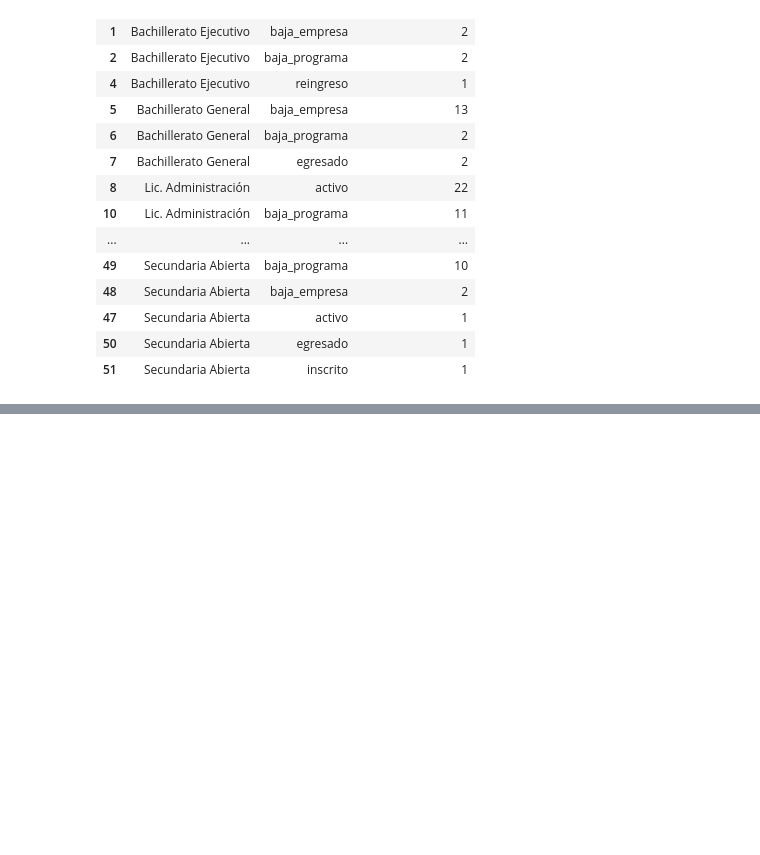
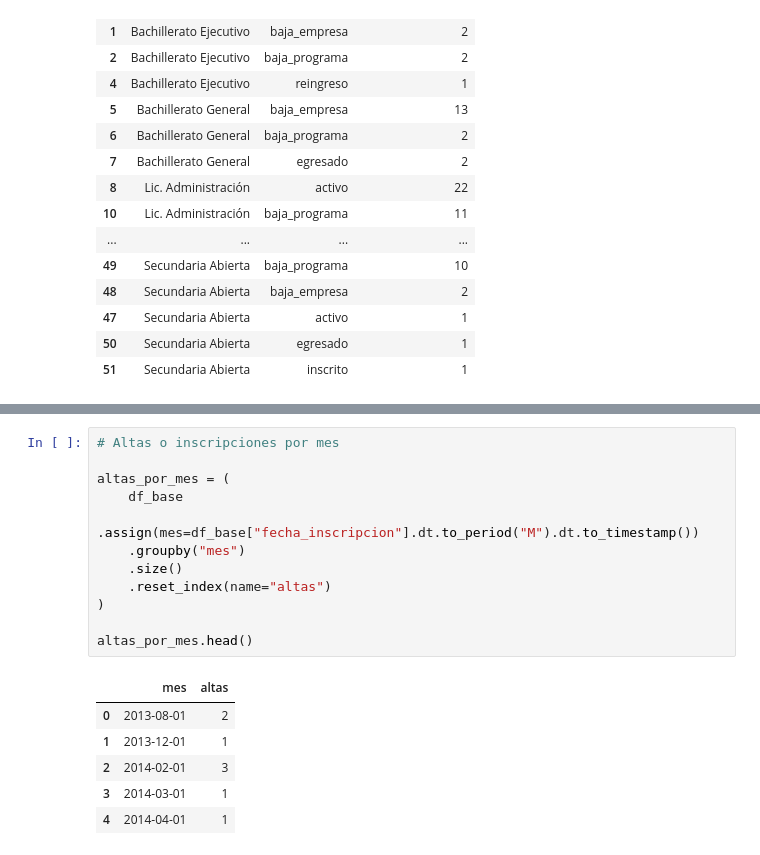
Before and after one commit to FerrariAgustinNicolas/prueba-fullstack-inscripciones, a Jupyter notebook: python/analisis_inscripciones.ipynb, the cells around one changed output, grey strips where cells are left out. Drawn from its saved outputs; the diff is of its cells as text; blank space fills up the shorter version.

```diff
--- a/python/analisis_inscripciones.ipynb
+++ b/python/analisis_inscripciones.ipynb
@@ -275,0 +289,19 @@ dtype: int64
+# %%
+# Altas o inscripciones por mes
+
+altas_por_mes = (
+    df_base
+    .assign(mes=df_base["fecha_inscripcion"].dt.to_period("M").dt.to_timestamp())
+    .groupby("mes")
+    .size()
+    .reset_index(name="altas")
+)
+
+altas_por_mes.head()
+# %% [output]
+|  | mes | altas |
+| 0 | 2013-08-01 | 2 |
+| 1 | 2013-12-01 | 1 |
+| 2 | 2014-02-01 | 3 |
+| 3 | 2014-03-01 | 1 |
+| 4 | 2014-04-01 | 1 |
```
Also changed, not shown: parts of 6 cells of this notebook.
